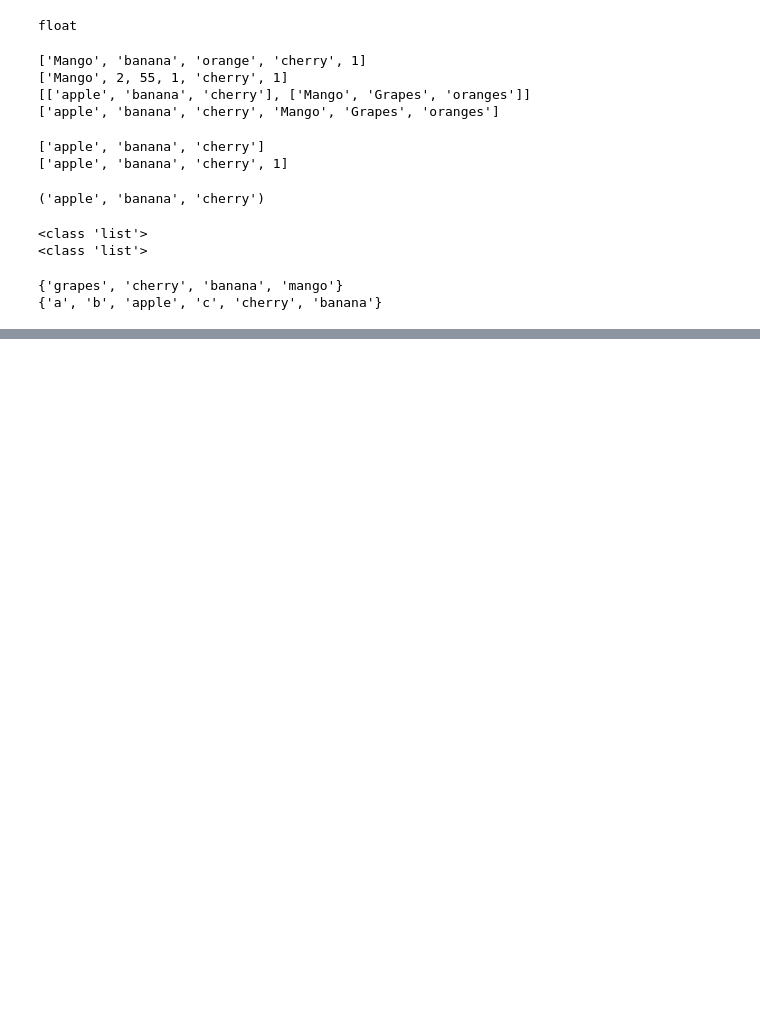
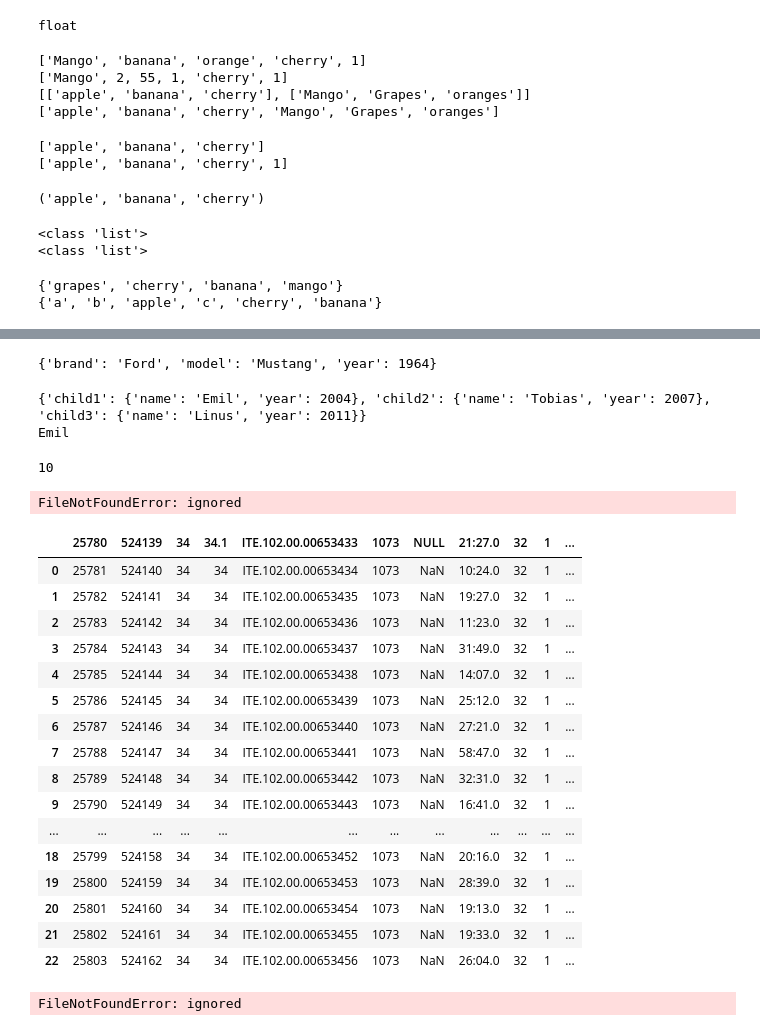
Before and after one commit to kashifabbas08/testrepository.123, a Jupyter notebook: TEST123Python.ipynb, the cells around one changed output, grey strips where cells are left out. Saved outputs shown, nothing was run; the diff lists cells and outputs as text; code cells hidden in the pictures; blank space fills up the shorter version.

```diff
--- a/TEST123Python.ipynb
+++ b/TEST123Python.ipynb
@@ -436,0 +493,79 @@ dict_values(['apple', 'banana', 'cherry', 10, 2020])
+# %%
+#copy dict
+thisdict = {
+  "brand": "Ford",
+  "model": "Mustang",
+  "year": 1964
+}
+mydict = thisdict.copy()
+print(mydict)
+# %% [output]
+{'brand': 'Ford', 'model': 'Mustang', 'year': 1964}
+# %%
+#nested Dict
+myfamily = {
+  "child1" : {
+    "name" : "Emil",
+    "year" : 2004
+  },
+  "child2" : {
+    "name" : "Tobias",
+    "year" : 2007
+  },
+  "child3" : {
+    "name" : "Linus",
+    "year" : 2011
+  }
+}
+
+print(myfamily)
+print(myfamily["child1"]["name"])
+# %% [output]
+{'child1': {'name': 'Emil', 'year': 2004}, 'child2': {'name': 'Tobias', 'year': 2007}, 'child3': {'name': 'Linus', 'year': 2011}}
+Emil
+# %%
+from array import *
+array1=array('i',[10,20,30,40,50])
+#array2=array('c',["a","b","p","p","l","e"])
+#print(array2[0])
+print(array1[0])
+# %% [output]
+10
+# %%
+#wb = gc.create('demo')
+#!touch "/content/gdrive/My Drive/sample_file.txt"
+#file handling
+##from google.colab import files
+#uploaded = files.upload()
+f = open("https://raw.githubusercontent.com/kashifabbas08/testrepository.123/main/Test%20Meters.csv",'r')
+f.readlines()
+# %% [output]
+FileNotFoundError: ignored
+# %%
+import pandas as pd
+import requests
+
+pd.read_csv("https://raw.githubusercontent.com/kashifabbas08/testrepository.123/main/Test%20Meters.csv")
+# %% [output]
+|  | 25780 | 524139 | 34 | 34.1 | ITE.102.00.00653433 | 1073 | NULL | 21:27.0 | 32 | 1 | ... |
+| 0 | 25781 | 524140 | 34 | 34 | ITE.102.00.00653434 | 1073 | NaN | 10:24.0 | 32 | 1 | ... |
+| 1 | 25782 | 524141 | 34 | 34 | ITE.102.00.00653435 | 1073 | NaN | 19:27.0 | 32 | 1 | ... |
+| 2 | 25783 | 524142 | 34 | 34 | ITE.102.00.00653436 | 1073 | NaN | 11:23.0 | 32 | 1 | ... |
+| 3 | 25784 | 524143 | 34 | 34 | ITE.102.00.00653437 | 1073 | NaN | 31:49.0 | 32 | 1 | ... |
+| 4 | 25785 | 524144 | 34 | 34 | ITE.102.00.00653438 | 1073 | NaN | 14:07.0 | 32 | 1 | ... |
+| 5 | 25786 | 524145 | 34 | 34 | ITE.102.00.00653439 | 1073 | NaN | 25:12.0 | 32 | 1 | ... |
+| 6 | 25787 | 524146 | 34 | 34 | ITE.102.00.00653440 | 1073 | NaN | 27:21.0 | 32 | 1 | ... |
+| 7 | 25788 | 524147 | 34 | 34 | ITE.102.00.00653441 | 1073 | NaN | 58:47.0 | 32 | 1 | ... |
+| 8 | 25789 | 524148 | 34 | 34 | ITE.102.00.00653442 | 1073 | NaN | 32:31.0 | 32 | 1 | ... |
+| 9 | 25790 | 524149 | 34 | 34 | ITE.102.00.00653443 | 1073 | NaN | 16:41.0 | 32 | 1 | ... |
+| ... | ... | ... | ... | ... | ... | ... | ... | ... | ... | ... | ... |
+| 18 | 25799 | 524158 | 34 | 34 | ITE.102.00.00653452 | 1073 | NaN | 20:16.0 | 32 | 1 | ... |
+| 19 | 25800 | 524159 | 34 | 34 | ITE.102.00.00653453 | 1073 | NaN | 28:39.0 | 32 | 1 | ... |
+| 20 | 25801 | 524160 | 34 | 34 | ITE.102.00.00653454 | 1073 | NaN | 19:13.0 | 32 | 1 | ... |
+| 21 | 25802 | 524161 | 34 | 34 | ITE.102.00.00653455 | 1073 | NaN | 19:33.0 | 32 | 1 | ... |
+| 22 | 25803 | 524162 | 34 | 34 | ITE.102.00.00653456 | 1073 | NaN | 26:04.0 | 32 | 1 | ... |
+# %%
+f=open('C:\\abbas\\abc.csv','r+')
+print(f.read())
+# %% [output]
+FileNotFoundError: ignored
```
Also changed, not shown: parts of 19 cells of this notebook.
